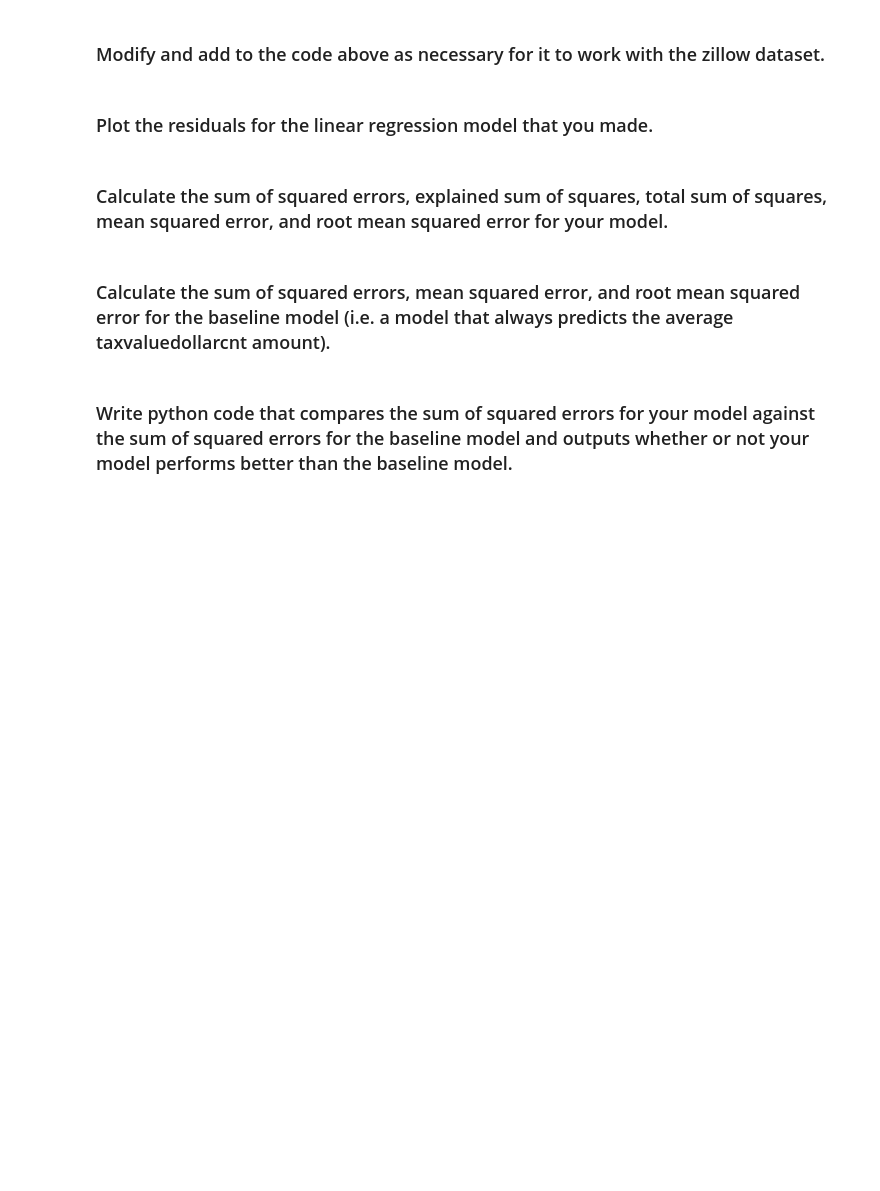
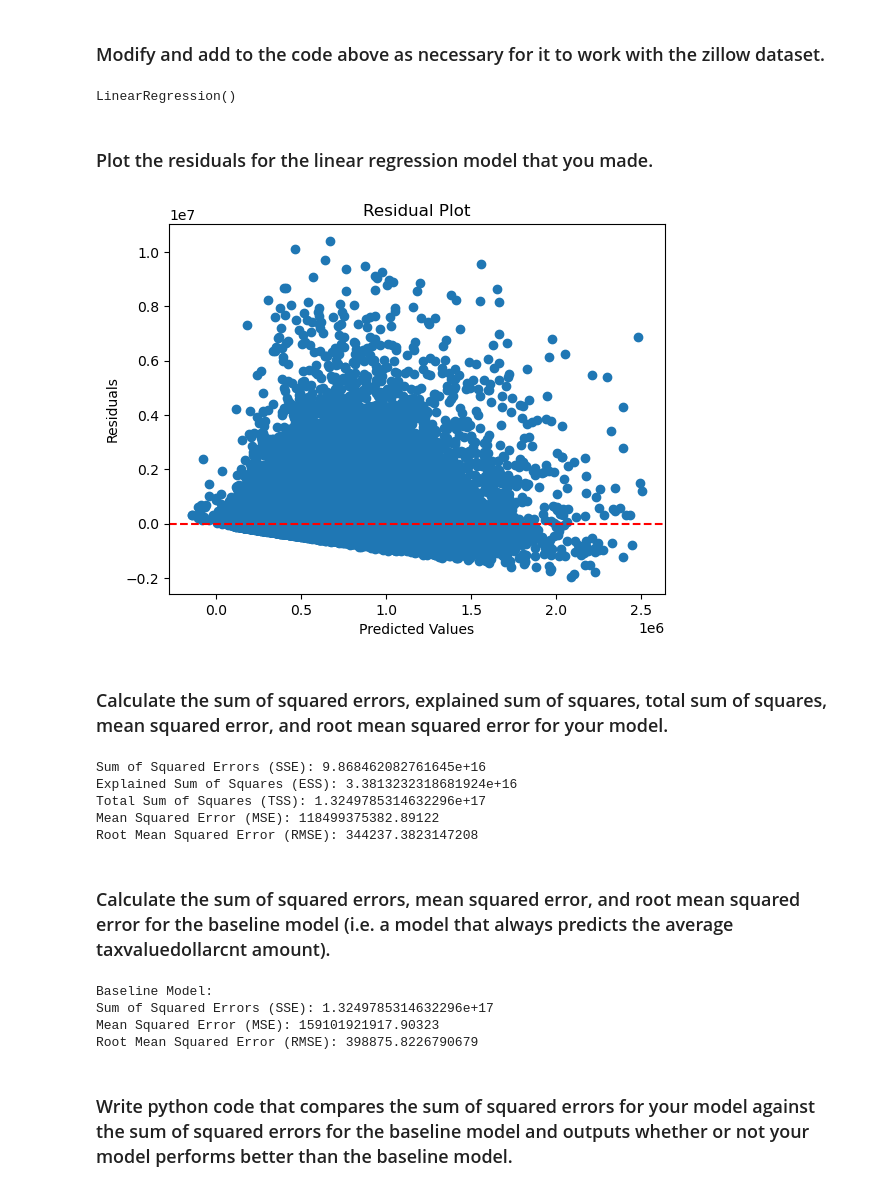
Before and after one commit to JonathanTWare/regression-exercises, a Jupyter notebook: evaluate.ipynb, the cells around one changed output. Saved outputs shown, nothing was run; the diff lists cells and outputs as text; code cells hidden in the pictures; blank space fills up the shorter version.

````diff
--- a/evaluate.ipynb
+++ b/evaluate.ipynb
@@ -13,3 +44,11 @@ model = LinearRegression().fit(X, y)
 predictions = model.predict(X)
 
 ```
+# %%
+X = df['calc_sqr_feet'].values.reshape(-1, 1)
+y = df['tax_value'].values
+# %%
+model = LinearRegression()
+
+
+model.fit(X, y)
@@ -16,2 +64,12 @@ predictions = model.predict(X)
 # %% [markdown]
 ### Modify and add to the code above as necessary for it to work with the zillow dataset.
+# %%
+X_train, X_test, y_train, y_test = train_test_split(X, y, test_size=0.2, random_state=123)
+# %%
+# Create an instance of the LinearRegression model
+model = LinearRegression()
+
+# Fit the model to the training data
+model.fit(X_train, y_train)
+# %% [output]
+LinearRegression()
@@ -18,8 +78,65 @@ predictions = model.predict(X)
 # %% [markdown]
 ### Plot the residuals for the linear regression model that you made.
+# %%
+model.fit(X, y)
+
+y_pred = model.predict(X)
+
+residuals = y - y_pred
+
+plt.scatter(y_pred, residuals)
+plt.axhline(y=0, color='r', linestyle='--')
+plt.xlabel('Predicted Values')
+plt.ylabel('Residuals')
+plt.title('Residual Plot')
+plt.show()
+# %% [output]
+[figure, added]
 # %% [markdown]
 ### Calculate the sum of squared errors, explained sum of squares, total sum of squares, mean squared error, and root mean squared error for your model.
+# %%
+sse = np.sum((y - y_pred) ** 2)
+
+ess = np.sum((y_pred - np.mean(y)) ** 2)
+
+tss = np.sum((y - np.mean(y)) ** 2)
+
+mse = mean_squared_error(y, y_pred)
+
+rmse = np.sqrt(mse)
+
+print('Sum of Squared Errors (SSE):', sse)
+print('Explained Sum of Squares (ESS):', ess)
+print('Total Sum of Squares (TSS):', tss)
+print('Mean Squared Error (MSE):', mse)
+print('Root Mean Squared Error (RMSE):', rmse)
+# %% [output]
+Sum of Squared Errors (SSE): 9.868462082761645e+16
+Explained Sum of Squares (ESS): 3.3813232318681924e+16
+Total Sum of Squares (TSS): 1.3249785314632296e+17
+Mean Squared Error (MSE): 118499375382.89122
+Root Mean Squared Error (RMSE): 344237.3823147208
 # %% [markdown]
 ### Calculate the sum of squared errors, mean squared error, and root mean squared error for the baseline model (i.e. a model that always predicts the average taxvaluedollarcnt amount).
+# %%
+y_mean = np.mean(y)
+
+y_pred_baseline = np.full_like(y, y_mean)
+
+sse_baseline = np.sum((y - y_pred_baseline) ** 2)
+
+mse_baseline = mean_squared_error(y, y_pred_baseline)
+
+rmse_baseline = np.sqrt(mse_baseline)
+
+print('Baseline Model:')
+print('Sum of Squared Errors (SSE):', sse_baseline)
+print('Mean Squared Error (MSE):', mse_baseline)
+print('Root Mean Squared Error (RMSE):', rmse_baseline)
+# %% [output]
+Baseline Model:
+Sum of Squared Errors (SSE): 1.3249785314632296e+17
+Mean Squared Error (MSE): 159101921917.90323
+Root Mean Squared Error (RMSE): 398875.8226790679
 # %% [markdown]
 ### Write python code that compares the sum of squared errors for your model against the sum of squared errors for the baseline model and outputs whether or not your model performs better than the baseline model.
````
Also changed, not shown: parts of 15 cells of this notebook, 2 other files.
